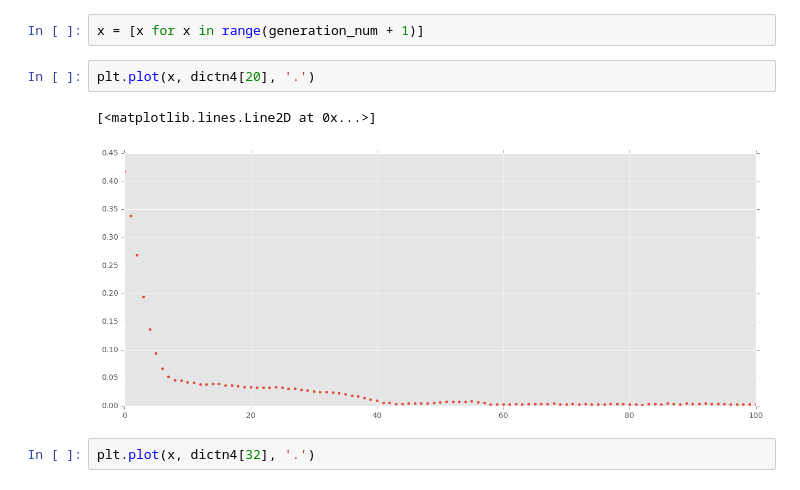
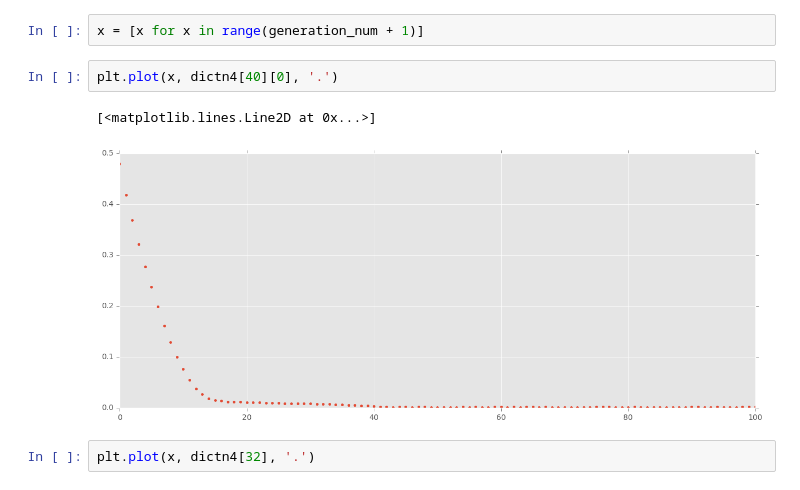
Before and after one commit to bobirdmi/MI-PAA, a Jupyter notebook: hw4.ipynb, the cells around one changed output. Saved outputs shown, nothing was run; the diff lists cells and outputs as text.

```diff
--- a/hw4.ipynb
+++ b/hw4.ipynb
@@ -157,10 +197,10 @@ dictn4 = load_pickle_file(result_file4)
 # %%
 x = [x for x in range(generation_num + 1)]
 # %%
-plt.plot(x, dictn4[20], '.')
+plt.plot(x, dictn4[40][0], '.')
 # %% [output]
 [<matplotlib.lines.Line2D at 0x...>]
-[figure, old version]
+[figure, new version]
 # %%
 plt.plot(x, dictn4[32], '.')
 # %% [output]
```
Also changed, not shown: parts of 3 cells of this notebook.
